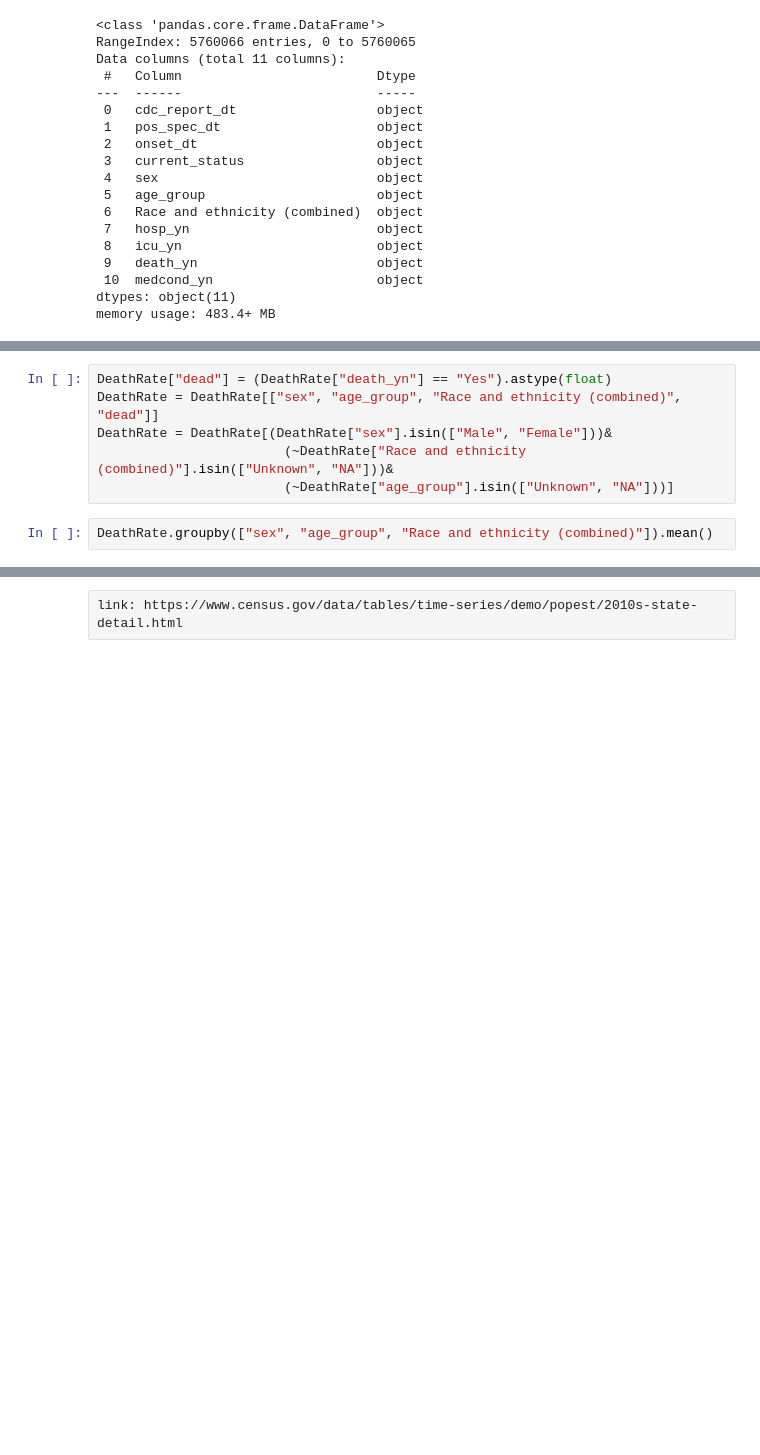
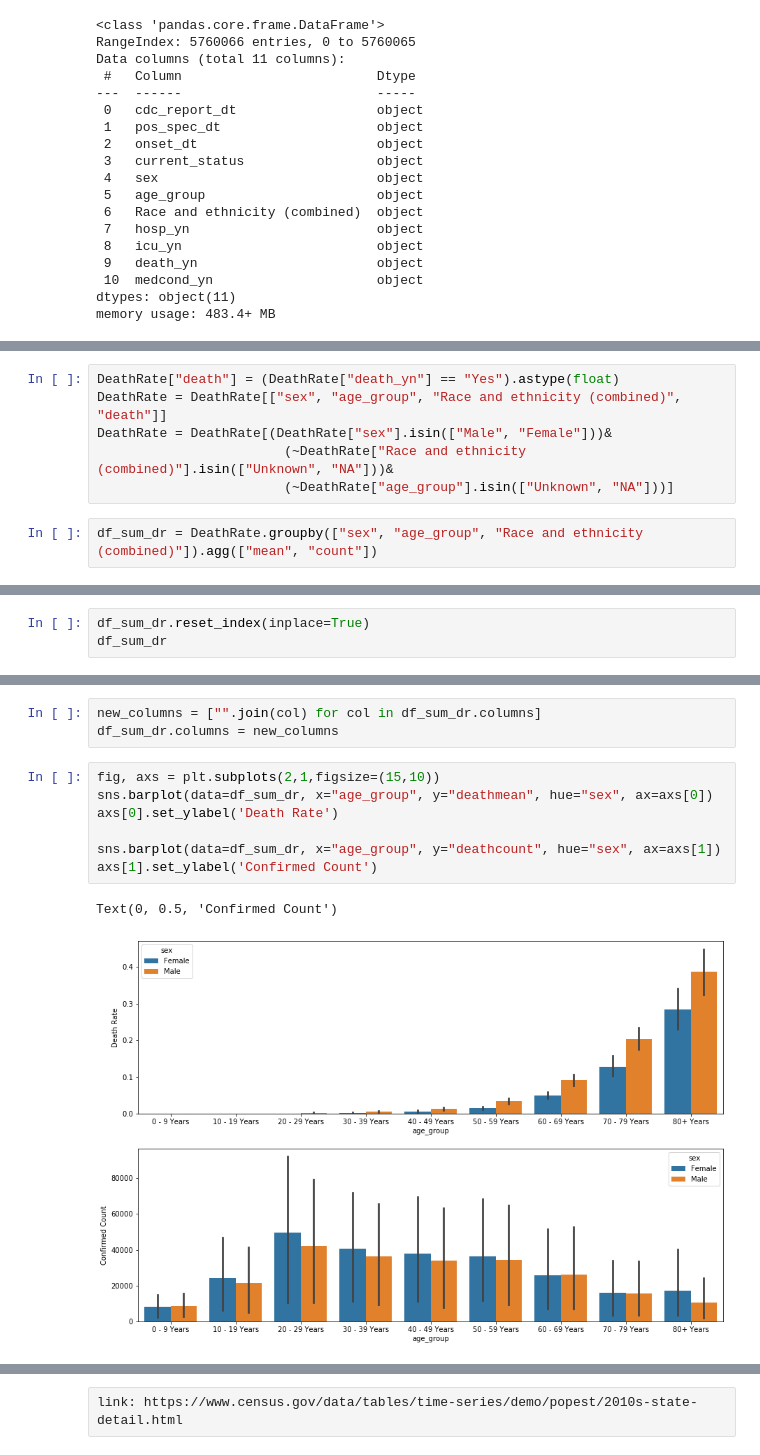
Before and after one commit to zl3311/COVID_prediction_US, a Jupyter notebook: EDA.ipynb, the cells around one changed output, grey strips where cells are left out. Saved outputs shown, nothing was run; the diff lists cells and outputs as text; blank space fills up the shorter version.

```diff
--- a/EDA.ipynb
+++ b/EDA.ipynb
@@ -51,10 +52,10 @@ DeathRate.head(5)
 | 3 | 2020/06/10 | NaN | 2020/03/27 | Probable Case | Other | 0 - 9 Years | Unknown | ... |
 | 4 | 2020/07/13 | NaN | 2020/04/20 | Probable Case | Other | 0 - 9 Years | Unknown | ... |
 # %%
-DeathRate["dead"] = (DeathRate["death_yn"] == "Yes").astype(float)
-DeathRate = DeathRate[["sex", "age_group", "Race and ethnicity (combined)", "dead"]]
+DeathRate["death"] = (DeathRate["death_yn"] == "Yes").astype(float)
+DeathRate = DeathRate[["sex", "age_group", "Race and ethnicity (combined)", "death"]]
 DeathRate = DeathRate[(DeathRate["sex"].isin(["Male", "Female"]))&
                         (~DeathRate["Race and ethnicity (combined)"].isin(["Unknown", "NA"]))&
                         (~DeathRate["age_group"].isin(["Unknown", "NA"]))]
 # %%
-DeathRate.groupby(["sex", "age_group", "Race and ethnicity (combined)"]).mean()
+df_sum_dr = DeathRate.groupby(["sex", "age_group", "Race and ethnicity (combined)"]).agg(["mean", "count"])
@@ -75,0 +62,3 @@ DeathRate.groupby(["sex", "age_group", "Race and ethnicity (combined)"]).mean()
+# %%
+df_sum_dr.reset_index(inplace=True)
+df_sum_dr
@@ -75,0 +80,13 @@ DeathRate.groupby(["sex", "age_group", "Race and ethnicity (combined)"]).mean()
+# %%
+new_columns = ["".join(col) for col in df_sum_dr.columns]
+df_sum_dr.columns = new_columns
+# %%
+fig, axs = plt.subplots(2,1,figsize=(15,10))
+sns.barplot(data=df_sum_dr, x="age_group", y="deathmean", hue="sex", ax=axs[0])
+axs[0].set_ylabel('Death Rate')
+
+sns.barplot(data=df_sum_dr, x="age_group", y="deathcount", hue="sex", ax=axs[1])
+axs[1].set_ylabel('Confirmed Count')
+# %% [output]
+Text(0, 0.5, 'Confirmed Count')
+[figure, added]
```
Also changed, not shown: parts of 30 cells of this notebook.
